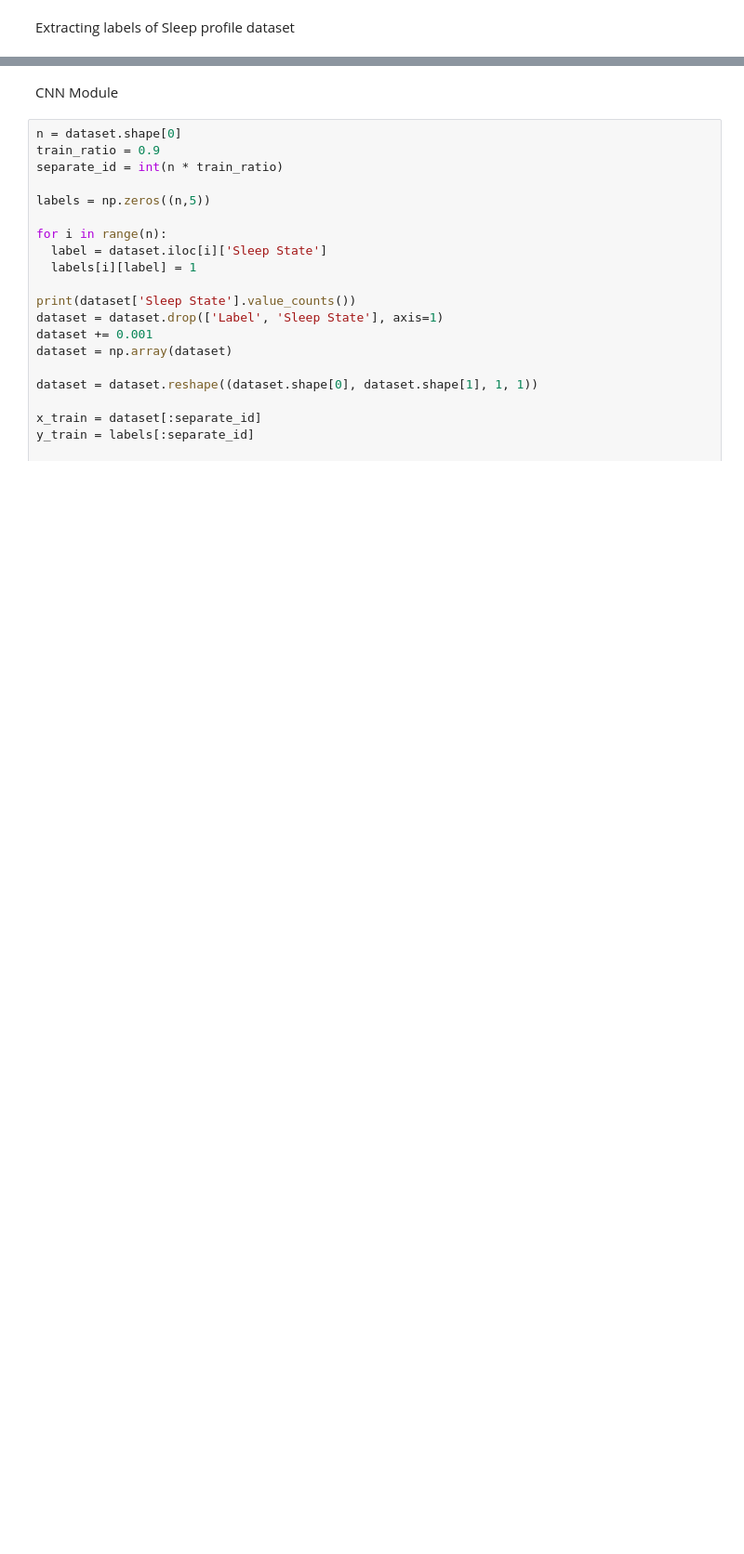
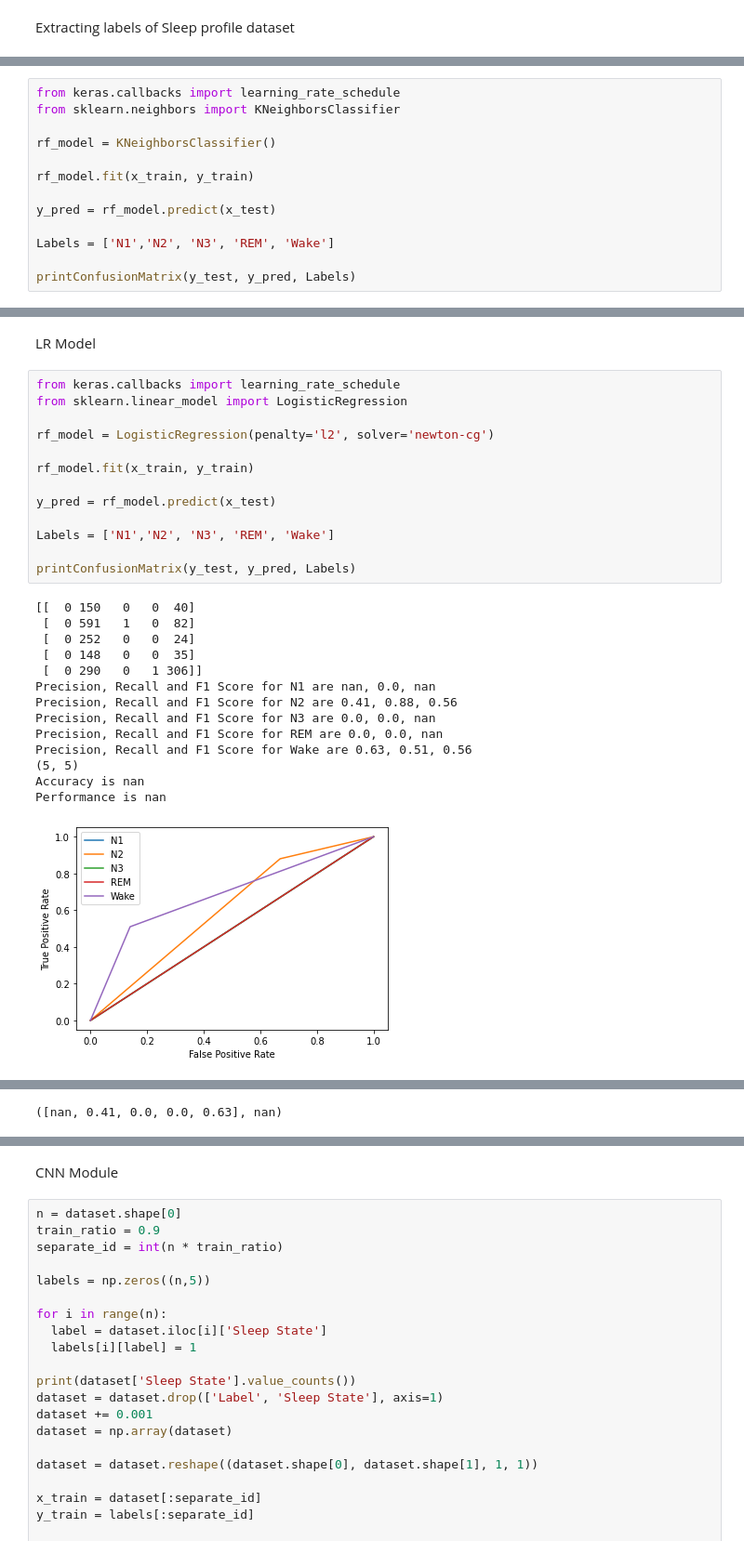
Before and after one commit to AmirKhak/Sleep-classifier, a Jupyter notebook: Pseudo-labeling/PseudoLabeling Self-supervised learning.ipynb, the cells around one changed output, grey strips where cells are left out. Shown at 93% size. Saved outputs shown, nothing was run; the diff lists cells and outputs as text; blank space fills up the shorter version.

```diff
--- a/Pseudo-labeling/PseudoLabeling Self-supervised learning.ipynb
+++ b/Pseudo-labeling/PseudoLabeling Self-supervised learning.ipynb
@@ -266,0 +585,13 @@ file_name = os.path.join(features_dir, "Raw")
+# %%
+from keras.callbacks import learning_rate_schedule
+from sklearn.neighbors import KNeighborsClassifier
+
+rf_model = KNeighborsClassifier()
+
+rf_model.fit(x_train, y_train)
+
+y_pred = rf_model.predict(x_test)
+
+Labels = ['N1','N2', 'N3', 'REM', 'Wake']
+
+printConfusionMatrix(y_test, y_pred, Labels)
@@ -266,0 +615,30 @@ file_name = os.path.join(features_dir, "Raw")
+# %% [markdown]
+LR Model
+# %%
+from keras.callbacks import learning_rate_schedule
+from sklearn.linear_model import LogisticRegression
+
+rf_model = LogisticRegression(penalty='l2', solver='newton-cg')
+
+rf_model.fit(x_train, y_train)
+
+y_pred = rf_model.predict(x_test)
+
+Labels = ['N1','N2', 'N3', 'REM', 'Wake']
+
+printConfusionMatrix(y_test, y_pred, Labels)
+# %% [output]
+[[  0 150   0   0  40]
+ [  0 591   1   0  82]
+ [  0 252   0   0  24]
+ [  0 148   0   0  35]
+ [  0 290   0   1 306]]
+Precision, Recall and F1 Score for N1 are nan, 0.0, nan
+Precision, Recall and F1 Score for N2 are 0.41, 0.88, 0.56
+Precision, Recall and F1 Score for N3 are 0.0, 0.0, nan
+Precision, Recall and F1 Score for REM are 0.0, 0.0, nan
+Precision, Recall and F1 Score for Wake are 0.63, 0.51, 0.56
+(5, 5)
+Accuracy is nan
+Performance is nan
+[figure, added]
@@ -266,0 +646 @@ file_name = os.path.join(features_dir, "Raw")
+([nan, 0.41, 0.0, 0.0, 0.63], nan)
```
Also changed, not shown: parts of 39 cells of this notebook, 9 other files.
